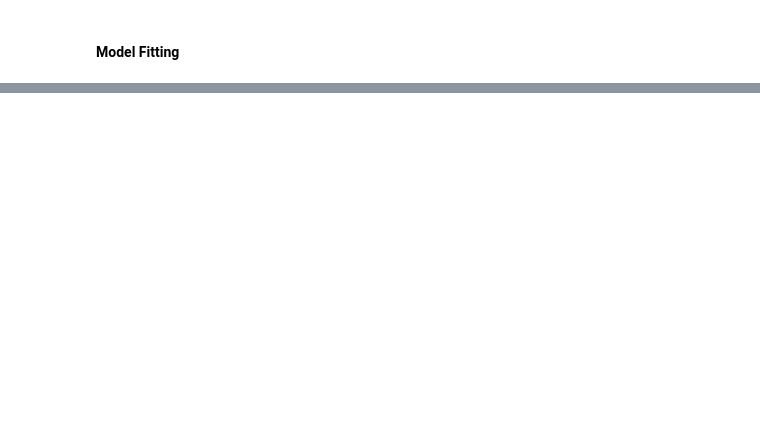
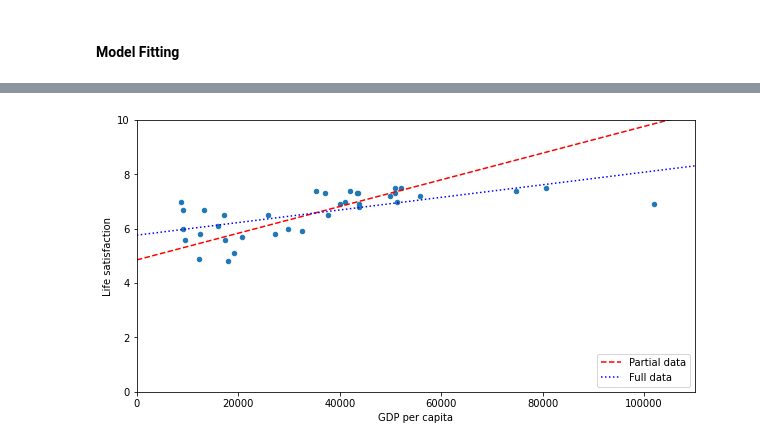
Before and after one commit to adit0503/Hands-On-Machine-Learning, a Jupyter notebook: chap1/chap1.ipynb, the cells around one changed output, grey strips where cells are left out. Saved outputs shown, nothing was run; the diff lists cells and outputs as text; code cells hidden in the pictures; blank space fills up the shorter version.

```diff
--- a/chap1/chap1.ipynb
+++ b/chap1/chap1.ipynb
@@ -61,0 +89,19 @@ print(model2.score(X,y))
+# %%
+stats.plot(kind='scatter', x="GDP per capita", y='Life satisfaction', figsize=(10,5))
+plt.axis([0, 110000, 0, 10])
+X = np.linspace(0,110000,1000)
+
+t0_partial, t1_partial = model_LR.intercept_, model_LR.coef_
+t0_full, t1_full = model_LR_full.intercept_, model_LR_full.coef_
+
+Y_partial = t0_partial + t1_partial*X
+Y_full = t0_full + t1_full*X
+
+plt.plot(X, Y_partial[0], "r--", label="Partial data")
+plt.plot(X, Y_full[0], "b:", label="Full data")
+
+# plt.plot(gdp_cyprus, bli_cyprus, "ro")
+plt.legend(loc="lower right")
+plt.show()
+# %% [output]
+[figure, added]
```
Also changed, not shown: parts of 17 cells of this notebook.
